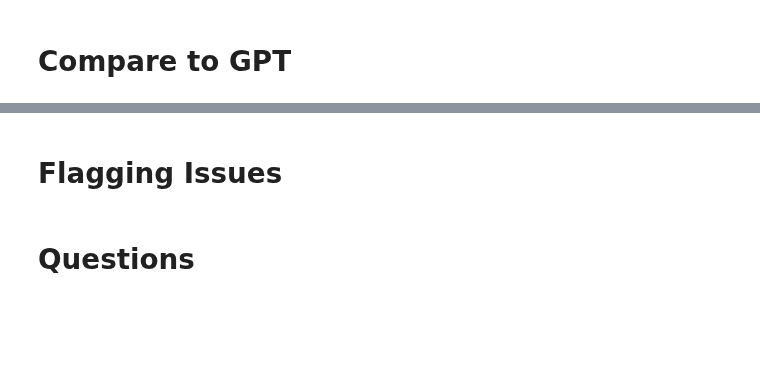
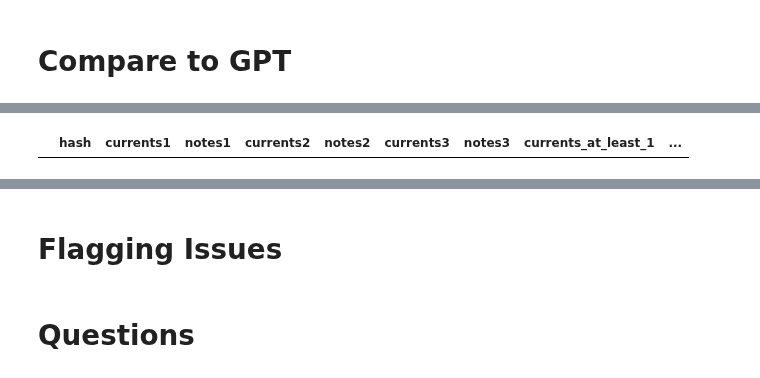
Before and after one commit to innacohen/mod-annotation, a Jupyter notebook: code/pipeline.ipynb, the cells around one changed output, grey strips where cells are left out. Cells and saved outputs as stored; diff of their text form; code cells hidden in the pictures; blank space fills up the shorter version.

```diff
--- a/code/pipeline.ipynb
+++ b/code/pipeline.ipynb
@@ -1070,5 +1079,7 @@ for col in columns_to_update:
 # %%
-#View(df_gpt_subset[df_gpt_subset["currents_at_least_1"].apply(lambda x: "z_neither" in x)])
+View(df_gpt_subset[df_gpt_subset["currents_at_least_1"].apply(lambda x: "check" in x)])
+# %% [output]
+|  | hash | currents1 | notes1 | currents2 | notes2 | currents3 | notes3 | currents_at_least_1 | ... |
 # %%
 import pandas as pd
 
```
Also changed, not shown: parts of 18 cells of this notebook, 3 other files.
